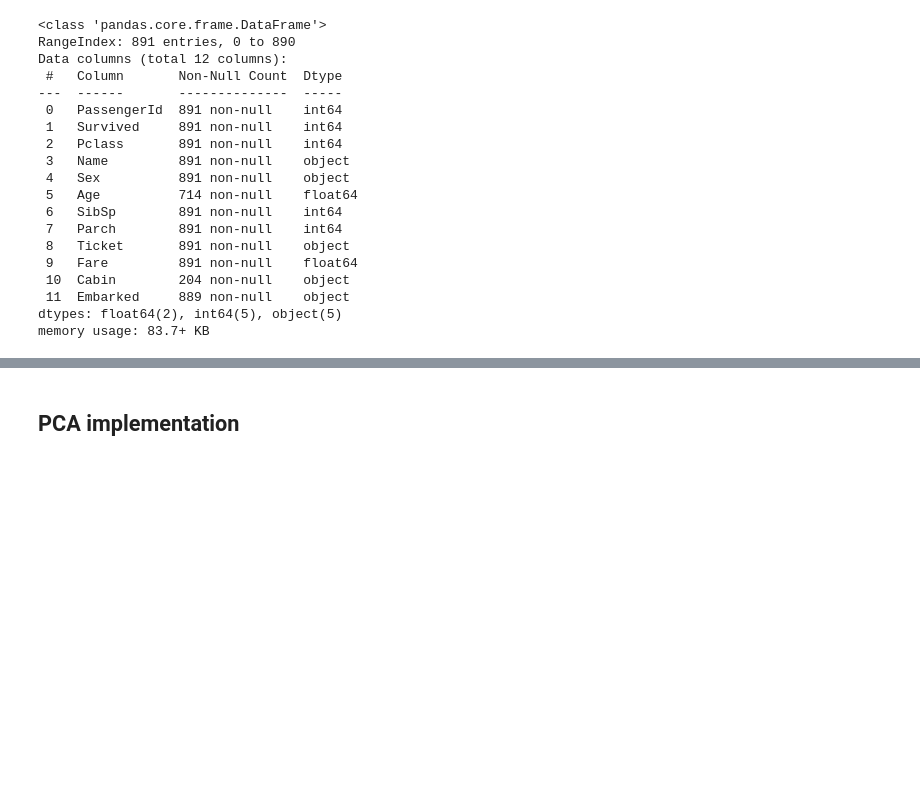
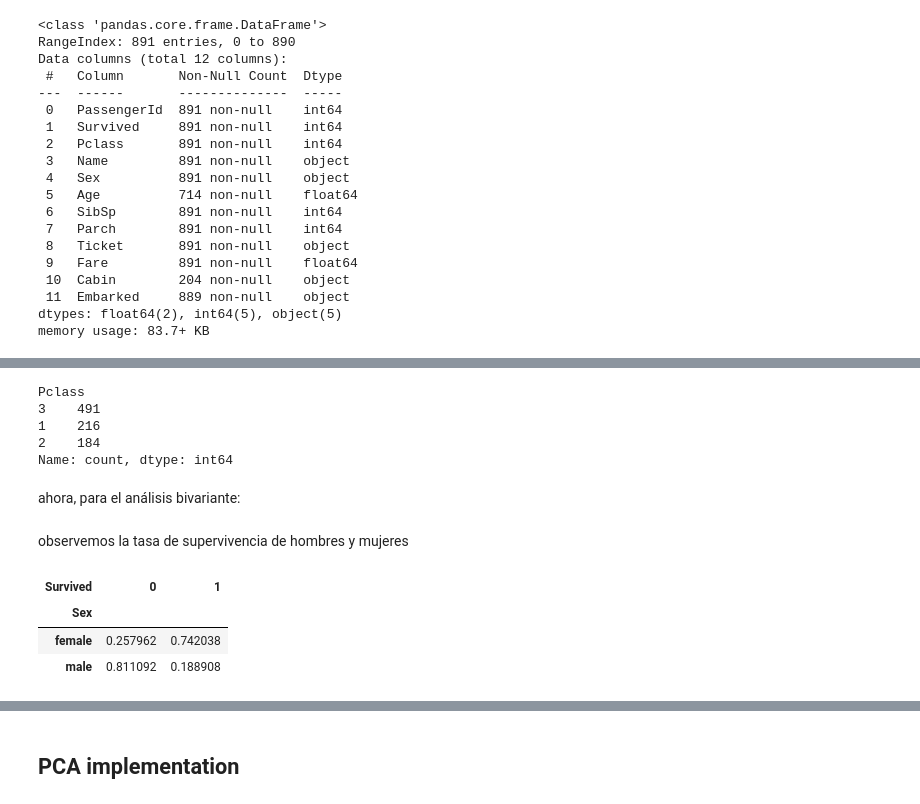
Before and after one commit to Macreat/MLT-LR, a Jupyter notebook: PYDevEnv/devContent/tasks/5thTask/basis.ipynb, the cells around one changed output, grey strips where cells are left out. Saved outputs shown, nothing was run; the diff lists cells and outputs as text; code cells hidden in the pictures; blank space fills up the shorter version.

```diff
--- a/PYDevEnv/devContent/tasks/5thTask/basis.ipynb
+++ b/PYDevEnv/devContent/tasks/5thTask/basis.ipynb
@@ -126,0 +173,10 @@ memory usage: 83.7+ KB
+# %%
+df['Pclass'].value_counts()
+# %% [output]
+Pclass
+3    491
+1    216
+2    184
+Name: count, dtype: int64
+# %% [markdown]
+ahora, para el análisis bivariante:
@@ -126,0 +185,9 @@ memory usage: 83.7+ KB
+# %% [markdown]
+observemos la tasa de supervivencia de hombres y mujeres
+# %%
+pd.crosstab(df['Sex'], df['Survived'], normalize='index')
+# %% [output]
+| Survived | 0 | 1 |
+| Sex |  |  |
+| female | 0.257962 | 0.742038 |
+| male | 0.811092 | 0.188908 |
```
Also changed, not shown: parts of 17 cells of this notebook.
